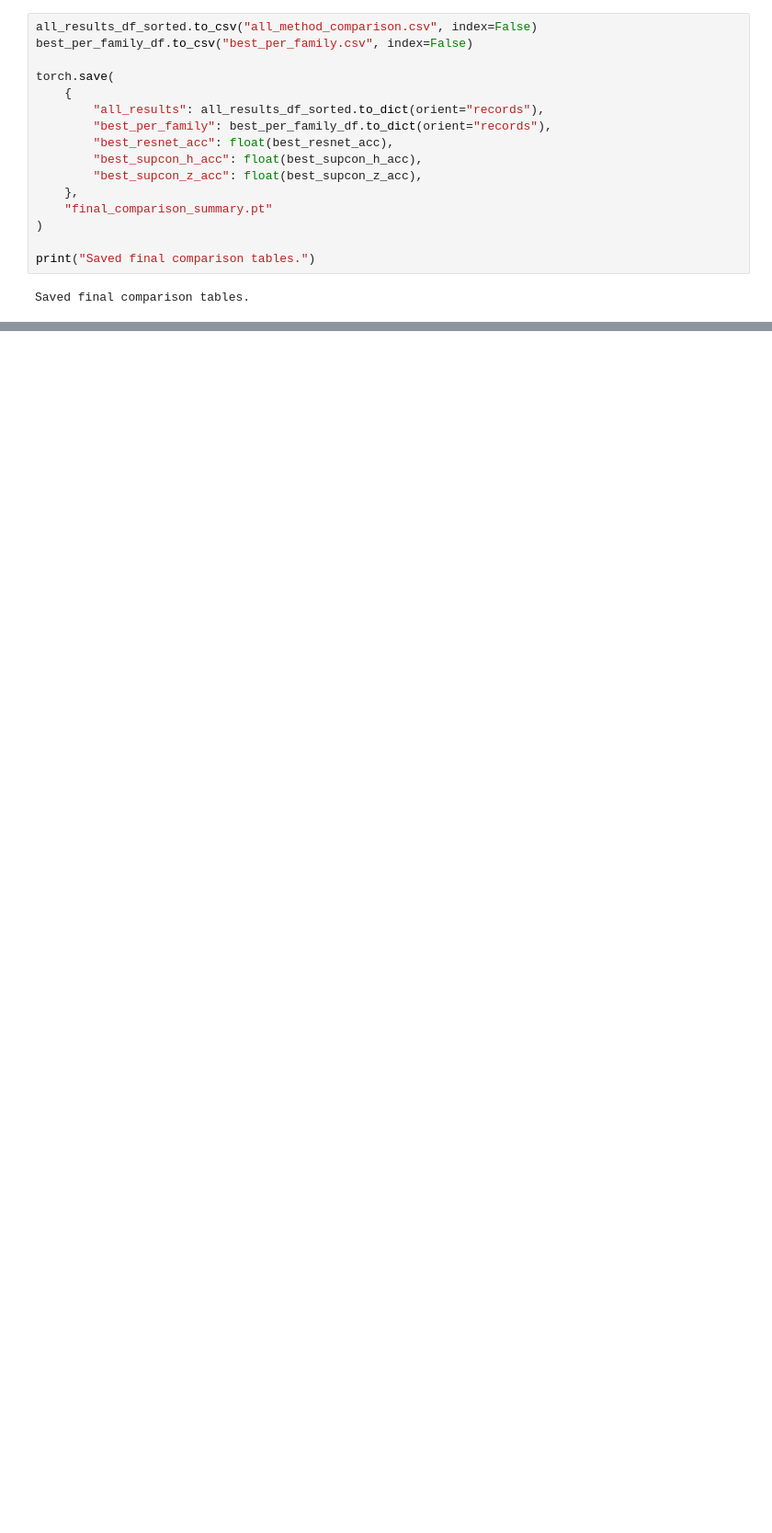
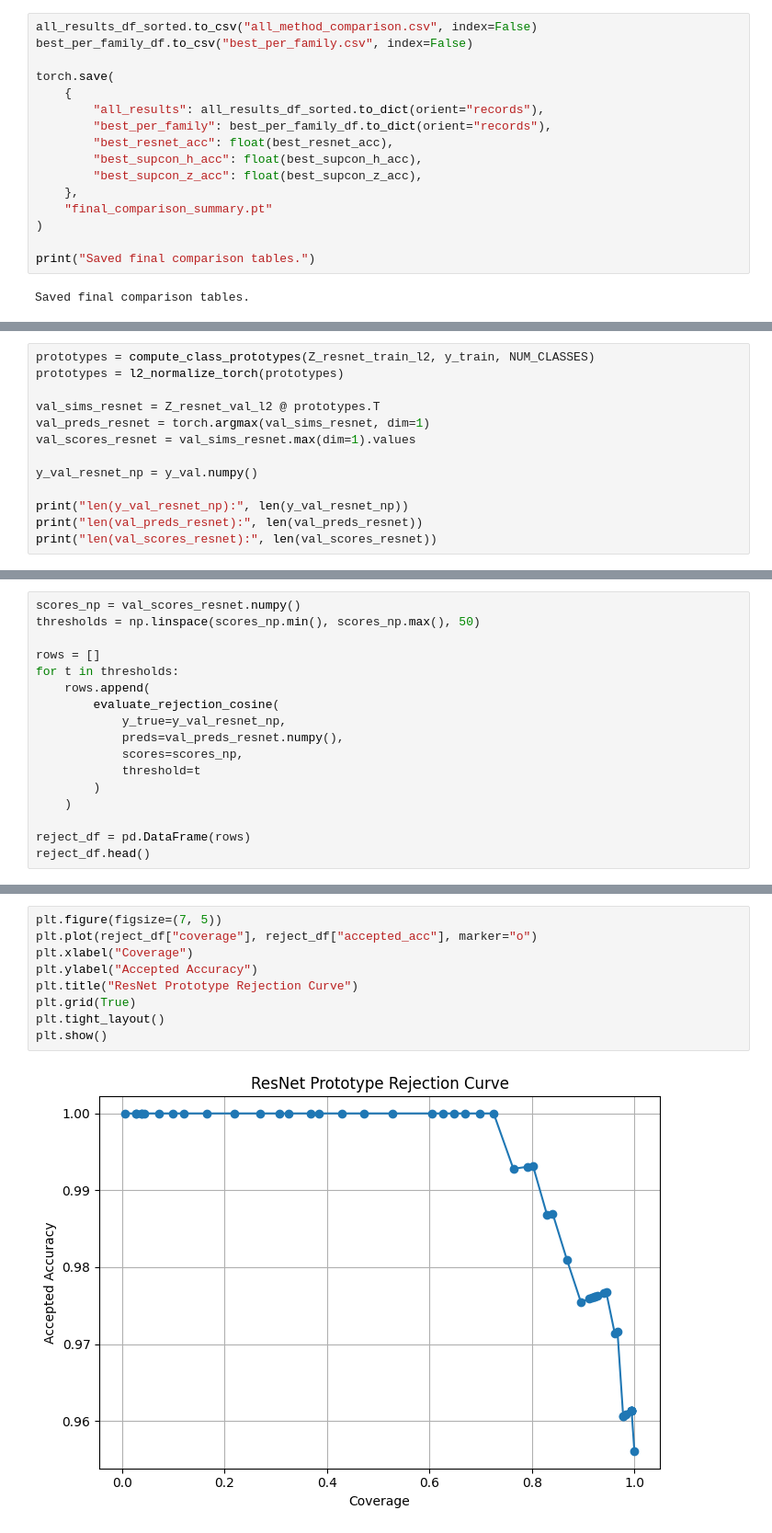
Before and after one commit to Tseng0318/ENDG511project, a Jupyter notebook: david_solution.ipynb, the cells around one changed output, grey strips where cells are left out. Shown at 92% size. Saved outputs shown, nothing was run; the diff lists cells and outputs as text; blank space fills up the shorter version.

```diff
--- a/david_solution.ipynb
+++ b/david_solution.ipynb
@@ -3519,0 +3021,13 @@ but cautious prediction.
+# %%
+prototypes = compute_class_prototypes(Z_resnet_train_l2, y_train, NUM_CLASSES)
+prototypes = l2_normalize_torch(prototypes)
+
+val_sims_resnet = Z_resnet_val_l2 @ prototypes.T
+val_preds_resnet = torch.argmax(val_sims_resnet, dim=1)
+val_scores_resnet = val_sims_resnet.max(dim=1).values
+
+y_val_resnet_np = y_val.numpy()
+
+print("len(y_val_resnet_np):", len(y_val_resnet_np))
+print("len(val_preds_resnet):", len(val_preds_resnet))
+print("len(val_scores_resnet):", len(val_scores_resnet))
@@ -3519,0 +3072,17 @@ but cautious prediction.
+# %%
+scores_np = val_scores_resnet.numpy()
+thresholds = np.linspace(scores_np.min(), scores_np.max(), 50)
+
+rows = []
+for t in thresholds:
+    rows.append(
+        evaluate_rejection_cosine(
+            y_true=y_val_resnet_np,
+            preds=val_preds_resnet.numpy(),
+            scores=scores_np,
+            threshold=t
+        )
+    )
+
+reject_df = pd.DataFrame(rows)
+reject_df.head()
@@ -3519,0 +3122,11 @@ but cautious prediction.
+# %%
+plt.figure(figsize=(7, 5))
+plt.plot(reject_df["coverage"], reject_df["accepted_acc"], marker="o")
+plt.xlabel("Coverage")
+plt.ylabel("Accepted Accuracy")
+plt.title("ResNet Prototype Rejection Curve")
+plt.grid(True)
+plt.tight_layout()
+plt.show()
+# %% [output]
+[figure, added]
```
Also changed, not shown: parts of 92 cells of this notebook.
